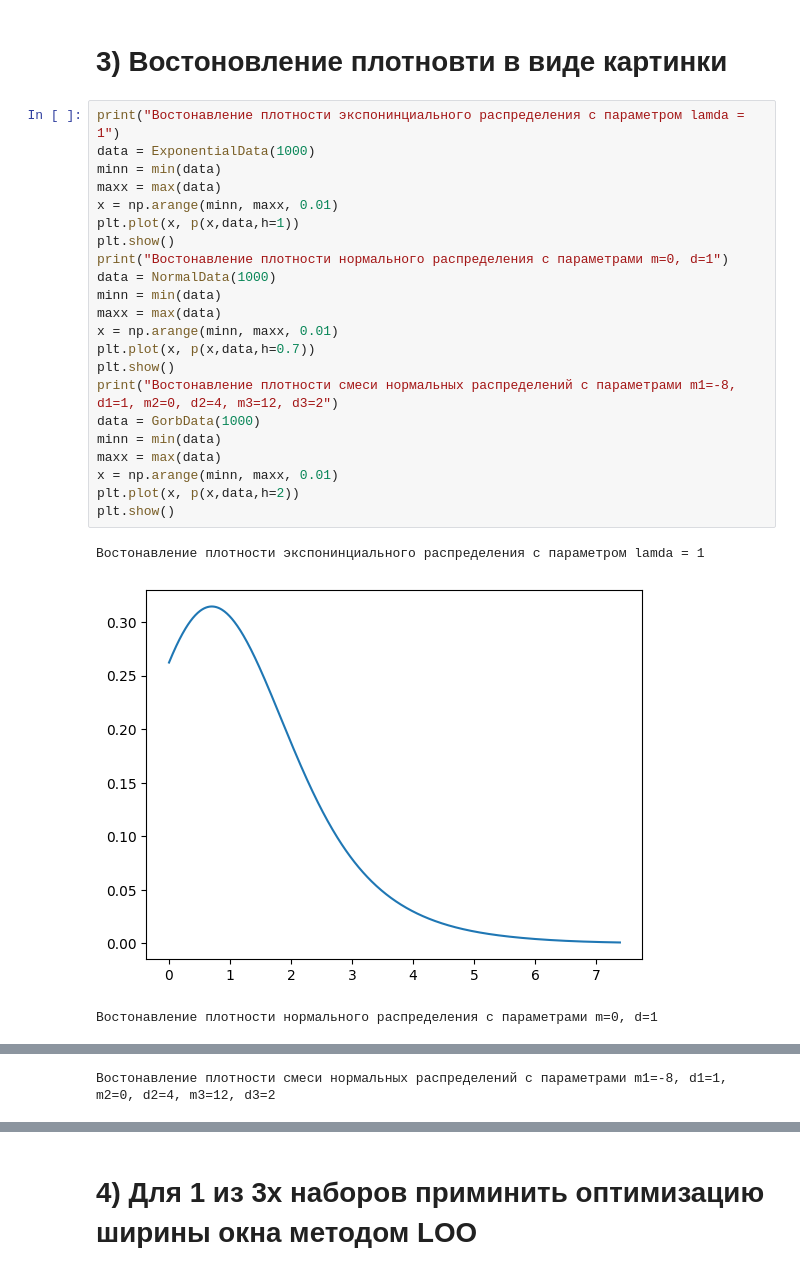
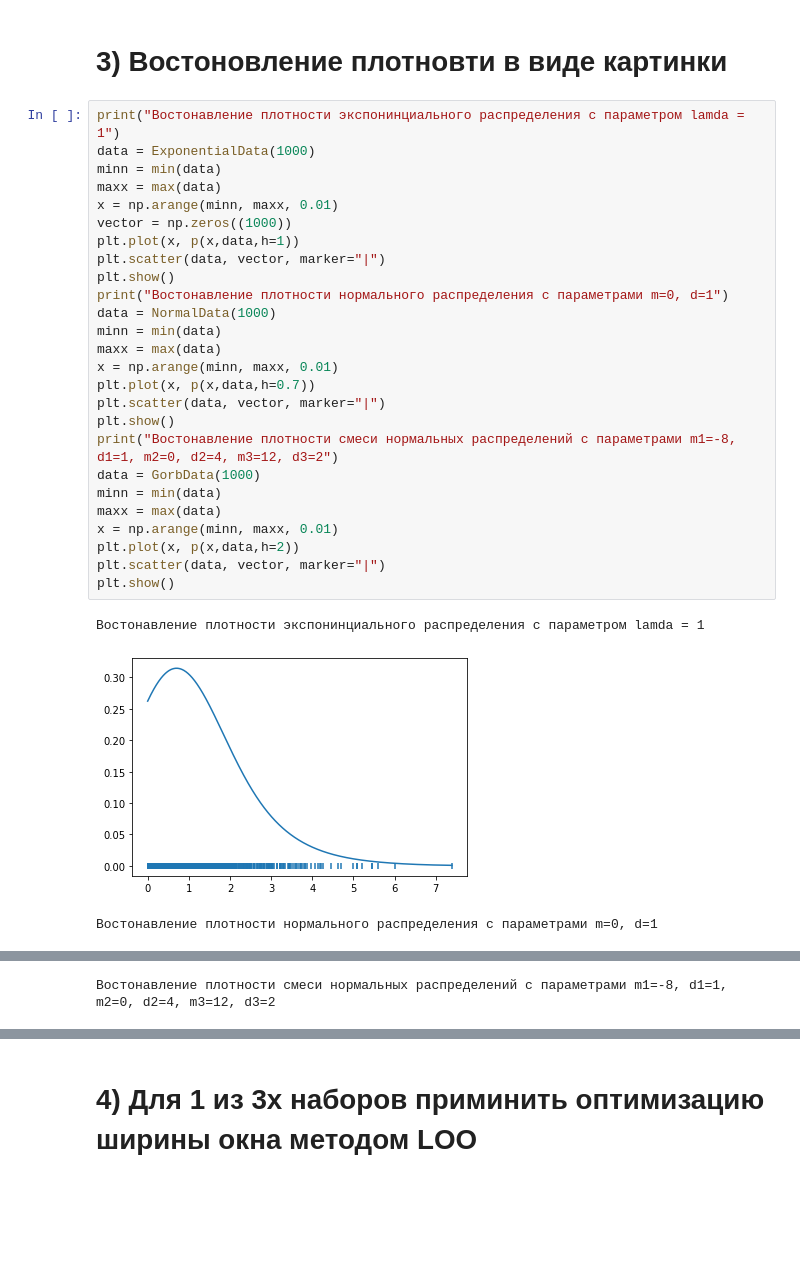
Before and after one commit to 20Nikita/Magistracy.-Homework, a Jupyter notebook: Фундаментальные_концепции_искусственного_интеллекта/L5.ipynb, the cells around one changed output, grey strips where cells are left out. Cells and saved outputs as stored; diff of their text form; blank space fills up the shorter version.

```diff
--- a/Фундаментальные_концепции_искусственного_интеллекта/L5.ipynb
+++ b/Фундаментальные_концепции_искусственного_интеллекта/L5.ipynb
@@ -79,26 +79,30 @@ def p(x,data,h):
 # %%
 print("Востонавление плотности экспонинциального распределения с параметром lamda = 1")
 data = ExponentialData(1000)
 minn = min(data)
 maxx = max(data)
 x = np.arange(minn, maxx, 0.01)
+vector = np.zeros((1000))
 plt.plot(x, p(x,data,h=1))
+plt.scatter(data, vector, marker="|")
 plt.show()
 print("Востонавление плотности нормального распределения с параметрами m=0, d=1")
 data = NormalData(1000)
 minn = min(data)
 maxx = max(data)
 x = np.arange(minn, maxx, 0.01)
 plt.plot(x, p(x,data,h=0.7))
+plt.scatter(data, vector, marker="|")
 plt.show()
 print("Востонавление плотности смеси нормальных распределений с параметрами m1=-8, d1=1, m2=0, d2=4, m3=12, d3=2")
 data = GorbData(1000)
 minn = min(data)
 maxx = max(data)
 x = np.arange(minn, maxx, 0.01)
 plt.plot(x, p(x,data,h=2))
+plt.scatter(data, vector, marker="|")
 plt.show()
 # %% [output]
 Востонавление плотности экспонинциального распределения с параметром lamda = 1
-[figure, old version]
+[figure, new version]
 Востонавление плотности нормального распределения с параметрами m=0, d=1
```
Also changed, not shown: parts of 4 cells of this notebook, 4 other files.
